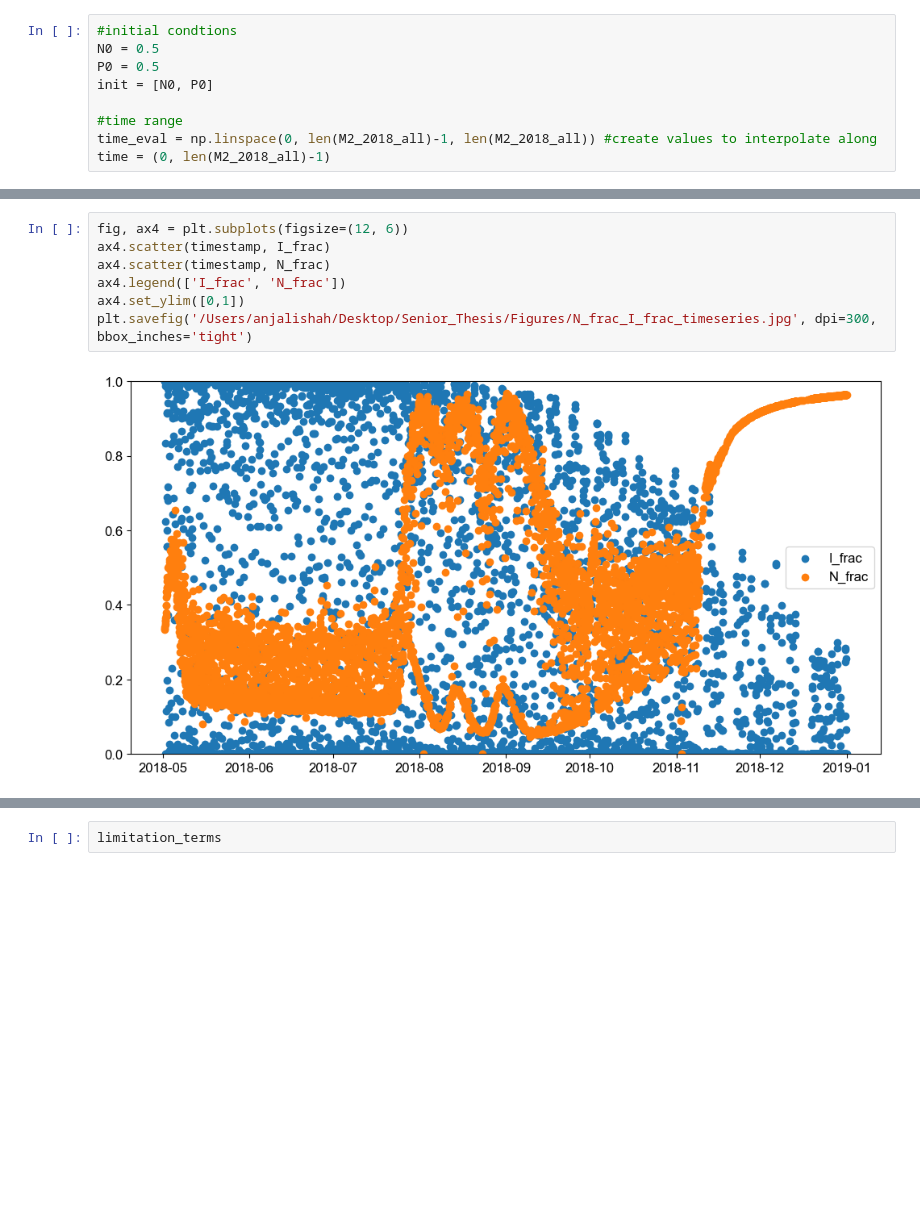
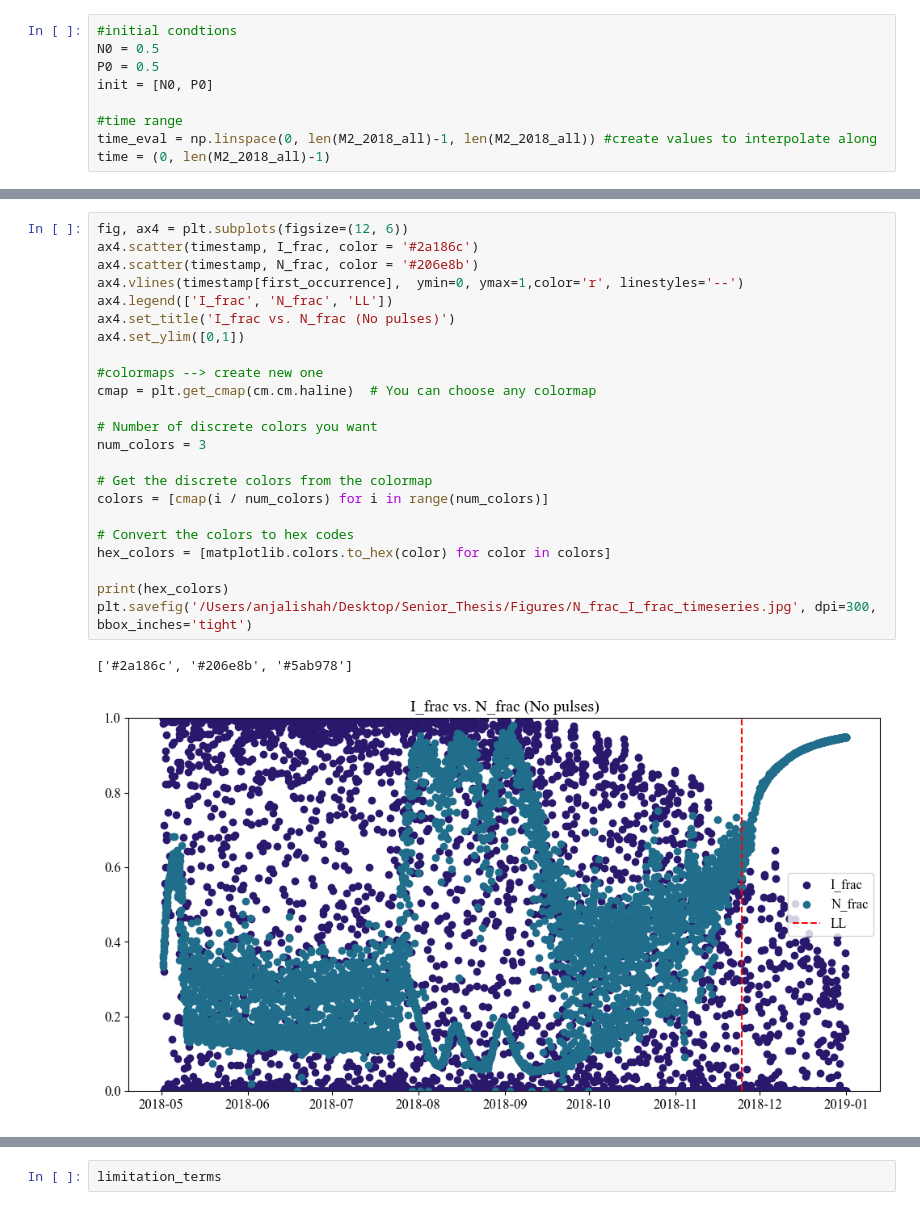
Before and after one commit to ashah1030/senior_thesis, a Jupyter notebook: NP_full_2018_model.ipynb, the cells around one changed output, grey strips where cells are left out. Saved outputs shown, nothing was run; the diff lists cells and outputs as text; blank space fills up the shorter version.

```diff
--- a/NP_full_2018_model.ipynb
+++ b/NP_full_2018_model.ipynb
@@ -530,12 +645,29 @@ First negative value -0.001849152225129292 occurs at 3520
 # %%
 fig, ax4 = plt.subplots(figsize=(12, 6))
-ax4.scatter(timestamp, I_frac)
-ax4.scatter(timestamp, N_frac)
-ax4.legend(['I_frac', 'N_frac'])
+ax4.scatter(timestamp, I_frac, color = '#2a186c')
+ax4.scatter(timestamp, N_frac, color = '#206e8b')
+ax4.vlines(timestamp[first_occurrence],  ymin=0, ymax=1,color='r', linestyles='--')
+ax4.legend(['I_frac', 'N_frac', 'LL'])
+ax4.set_title('I_frac vs. N_frac (No pulses)')
 ax4.set_ylim([0,1])
+
+#colormaps --> create new one
+cmap = plt.get_cmap(cm.cm.haline)  # You can choose any colormap
+
+# Number of discrete colors you want
+num_colors = 3
+
+# Get the discrete colors from the colormap
+colors = [cmap(i / num_colors) for i in range(num_colors)]
+
+# Convert the colors to hex codes
+hex_colors = [matplotlib.colors.to_hex(color) for color in colors]
+
+print(hex_colors)
 plt.savefig('/Users/anjalishah/Desktop/Senior_Thesis/Figures/N_frac_I_frac_timeseries.jpg', dpi=300, bbox_inches='tight')
 # %% [output]
+['#2a186c', '#206e8b', '#5ab978']
-[figure, old version]
+[figure, new version]
 # %%
 I_frac = pd.Series(I_frac)
 N_frac = pd.Series(N_frac) #convert to series
```
Also changed, not shown: parts of 15 cells of this notebook.
